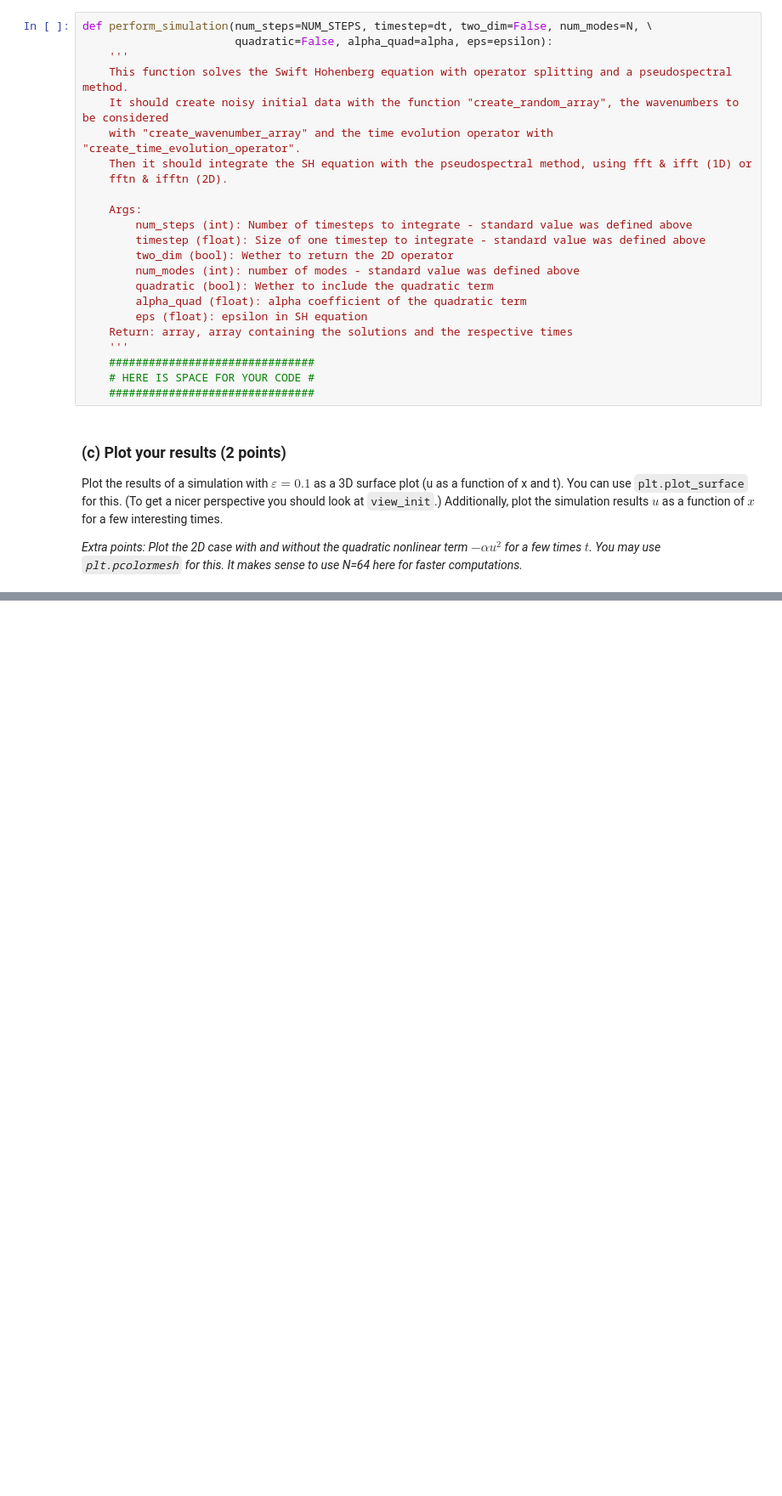
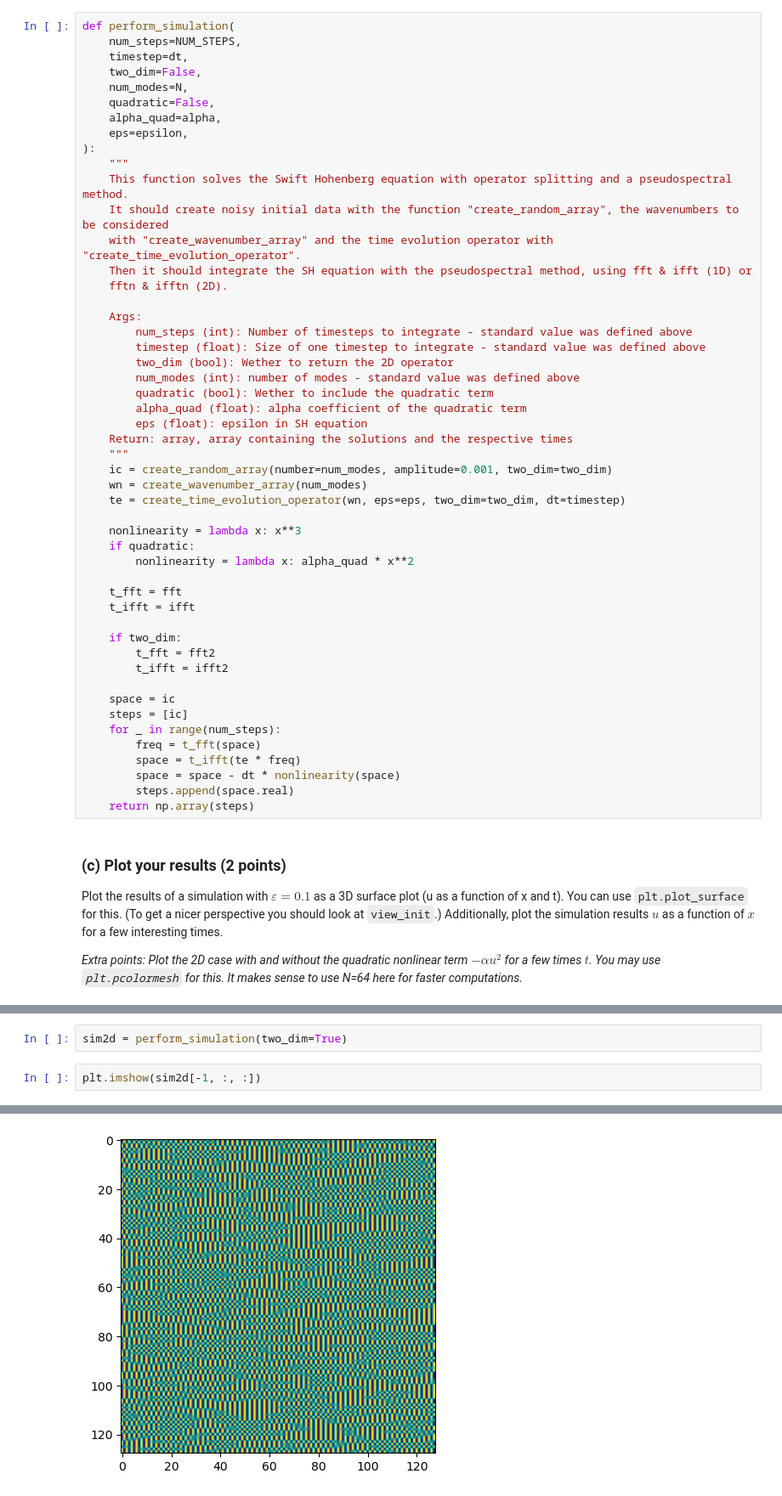
Before and after one commit to anuramat/uhd-nld, a Jupyter notebook: ex11/after/SH_exercise.ipynb, the cells around one changed output, grey strips where cells are left out. Shown at 85% size. Cells and saved outputs as stored; diff of their text form; blank space fills up the shorter version.

```diff
--- a/ex11/after/SH_exercise.ipynb
+++ b/ex11/after/SH_exercise.ipynb
@@ -149,9 +169,16 @@ For this implement `perform_simulation`. You should generate random initial data
 
 *Extra points: Implement the 2D case with the quadratic nonlinear term $-\alpha u^2$.*
 # %%
-def perform_simulation(num_steps=NUM_STEPS, timestep=dt, two_dim=False, num_modes=N, \
-                       quadratic=False, alpha_quad=alpha, eps=epsilon):
-    '''
+def perform_simulation(
+    num_steps=NUM_STEPS,
+    timestep=dt,
+    two_dim=False,
+    num_modes=N,
+    quadratic=False,
+    alpha_quad=alpha,
+    eps=epsilon,
+):
+    """
     This function solves the Swift Hohenberg equation with operator splitting and a pseudospectral method.
     It should create noisy initial data with the function "create_random_array", the wavenumbers to be considered
     with "create_wavenumber_array" and the time evolution operator with "create_time_evolution_operator".
@@ -167,10 +194,30 @@ def perform_simulation(num_steps=NUM_STEPS, timestep=dt, two_dim=False, num_mode
         alpha_quad (float): alpha coefficient of the quadratic term
         eps (float): epsilon in SH equation
     Return: array, array containing the solutions and the respective times
-    '''
-    ###############################
-    # HERE IS SPACE FOR YOUR CODE #
-    ###############################
+    """
+    ic = create_random_array(number=num_modes, amplitude=0.001, two_dim=two_dim)
+    wn = create_wavenumber_array(num_modes)
+    te = create_time_evolution_operator(wn, eps=eps, two_dim=two_dim, dt=timestep)
+
+    nonlinearity = lambda x: x**3
+    if quadratic:
+        nonlinearity = lambda x: alpha_quad * x**2
+
+    t_fft = fft
+    t_ifft = ifft
+
+    if two_dim:
+        t_fft = fft2
+        t_ifft = ifft2
+
+    space = ic
+    steps = [ic]
+    for _ in range(num_steps):
+        freq = t_fft(space)
+        space = t_ifft(te * freq)
+        space = space - dt * nonlinearity(space)
+        steps.append(space.real)
+    return np.array(steps)
 # %% [markdown]
 ### (c) Plot your results (2 points)
 
@@ -183,0 +257,5 @@ Plot the results of a simulation with $\varepsilon=0.1$ as a 3D surface plot (u
+# %%
+sim2d = perform_simulation(two_dim=True)
+# %%
+plt.imshow(sim2d[-1, :, :])
+# %% [output]
@@ -183,0 +263 @@ Plot the results of a simulation with $\varepsilon=0.1$ as a 3D surface plot (u
+[figure, added]
```
Also changed, not shown: parts of 14 cells of this notebook, 1 other file.
